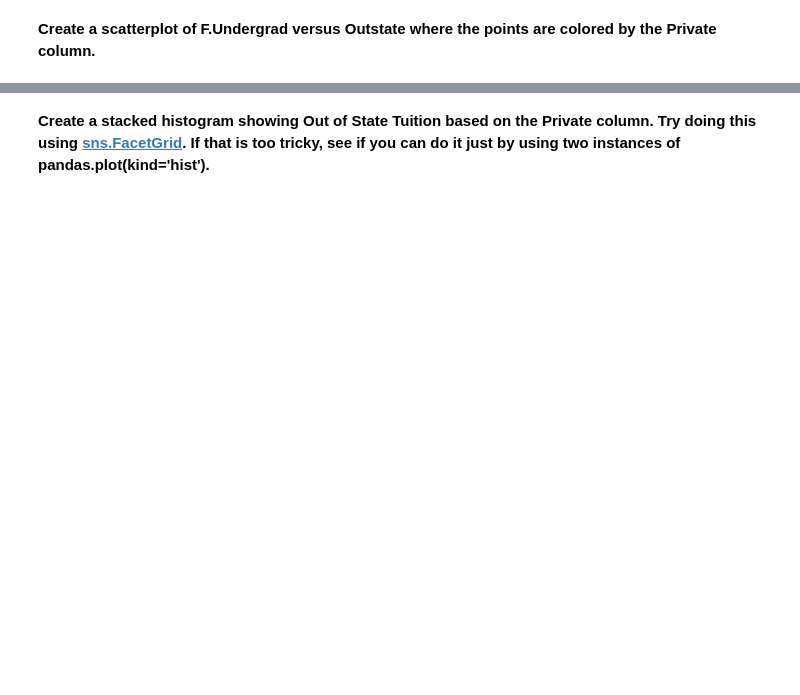
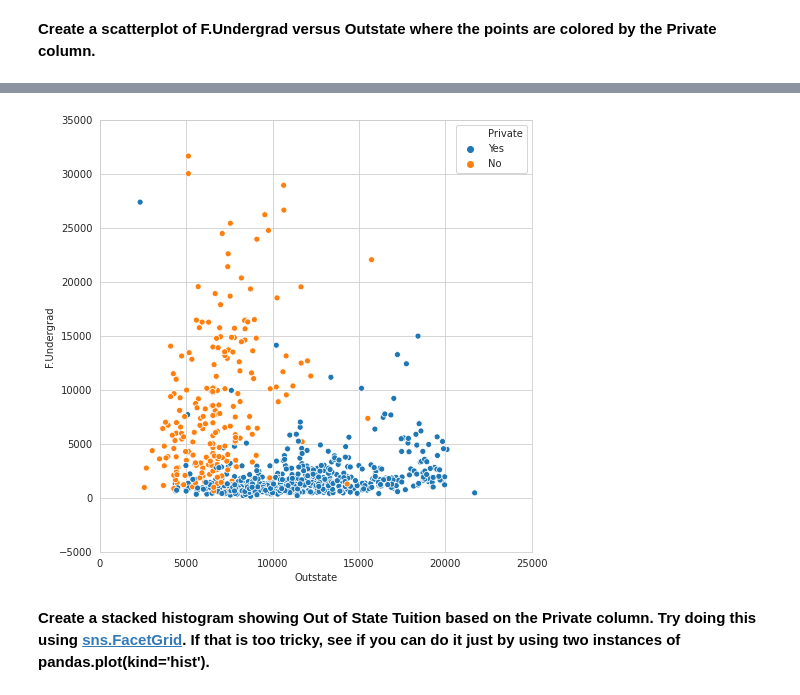
Before and after one commit to loayzag91/Python-Data-Science-Tutorial, a Jupyter notebook: Machine Learning Sections/K Means Clustering/K Means Clustering Project.ipynb, the cells around one changed output, grey strips where cells are left out. Saved outputs shown, nothing was run; the diff lists cells and outputs as text; code cells hidden in the pictures; blank space fills up the shorter version.

```diff
--- a/Machine Learning Sections/K Means Clustering/K Means Clustering Project.ipynb
+++ b/Machine Learning Sections/K Means Clustering/K Means Clustering Project.ipynb
@@ -99,2 +119,16 @@ It's time to create some data visualizations!
+# %%
+# Create a matplotlib figure
+fig = plt.figure(figsize=(6,6)).add_axes([0,0,1,1])
+
+# Add data and generate plot information
+sns.scatterplot(data=df, x='Outstate', y='F.Undergrad', hue='Private')
+
+# Fine-tune figure
+fig.set_xlim(xmin=0,xmax=25000)
+fig.set_ylim(ymin=-5000,ymax=35000)
+
+plt.show()
+# %% [output]
+[figure, added]
 # %% [markdown]
 **Create a stacked histogram showing Out of State Tuition based on the Private column. Try doing this using [sns.FacetGrid](https://seaborn.pydata.org/generated/seaborn.FacetGrid.html). If that is too tricky, see if you can do it just by using two instances of pandas.plot(kind='hist').**
```
Also changed, not shown: parts of 36 cells of this notebook.
